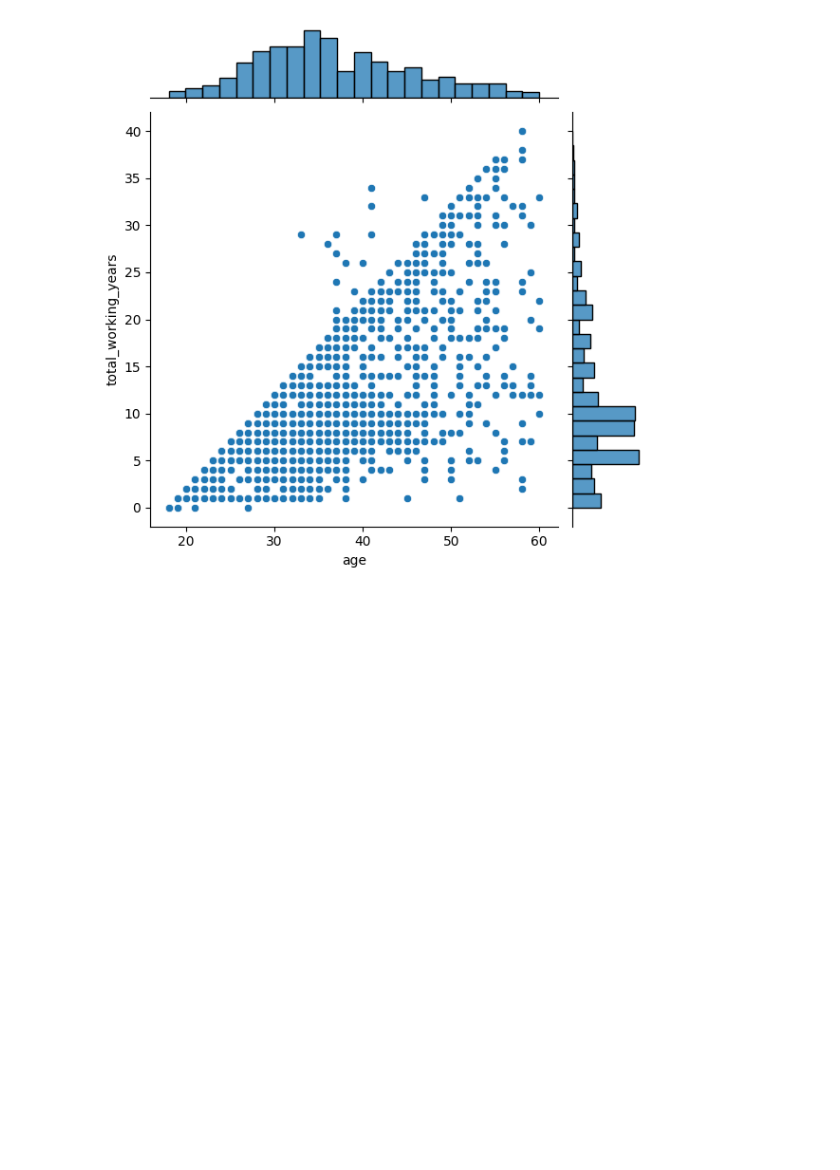
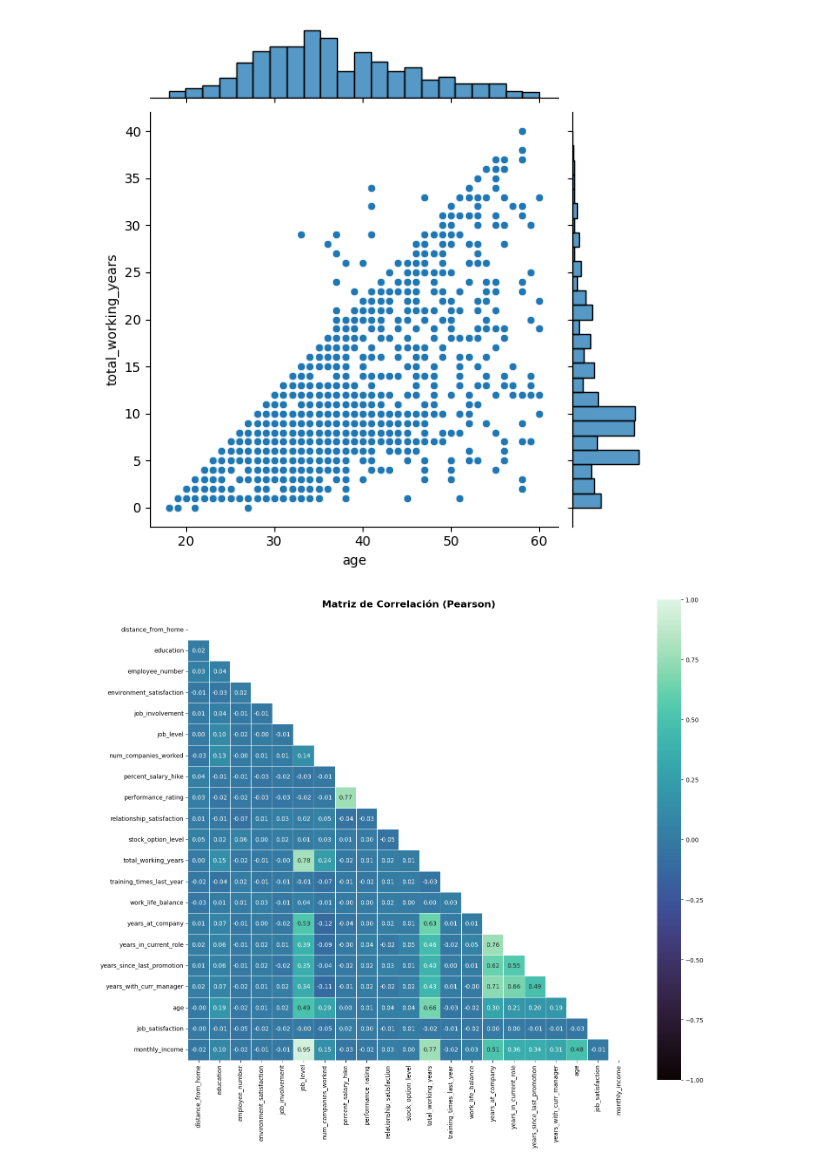
Before and after one commit to Lumo88/project-da-promo-65-modulo-3-team-1, a Jupyter notebook: Insights.ipynb, the cells around one changed output. Cells and saved outputs as stored; diff of their text form; code cells hidden in the pictures; blank space fills up the shorter version.

```diff
--- a/Insights.ipynb
+++ b/Insights.ipynb
@@ -179,3 +179,7 @@ sns.jointplot(data=df_hr, x="age",y="total_working_years");
 #¡OJO con los datos erróneos!
 # %% [output]
 [figure]
+# %%
+sp_corr.matriz_correlacion_visual(df_hr)
+# %% [output]
+[figure, added]
```
Also changed, not shown: parts of 4 cells of this notebook.
